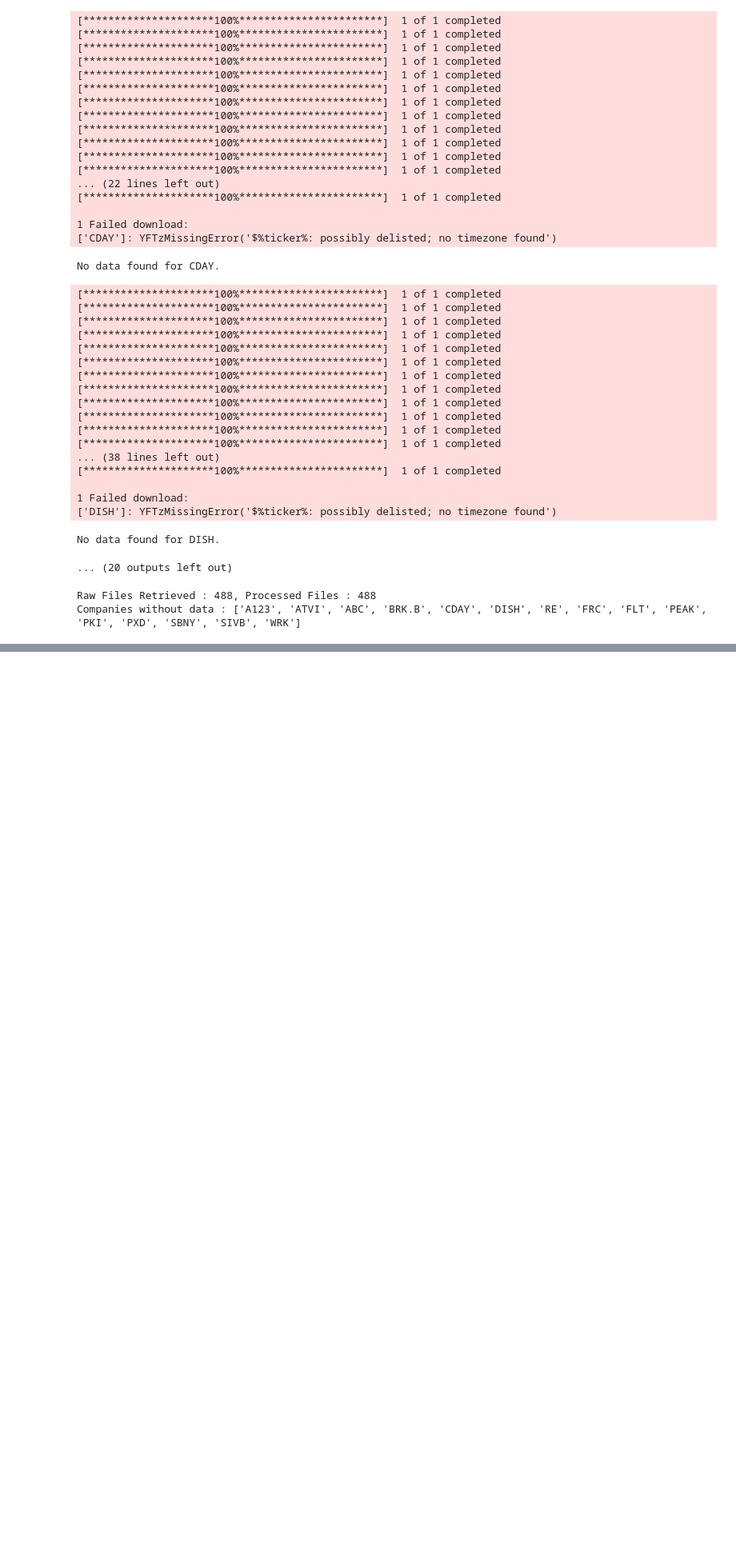
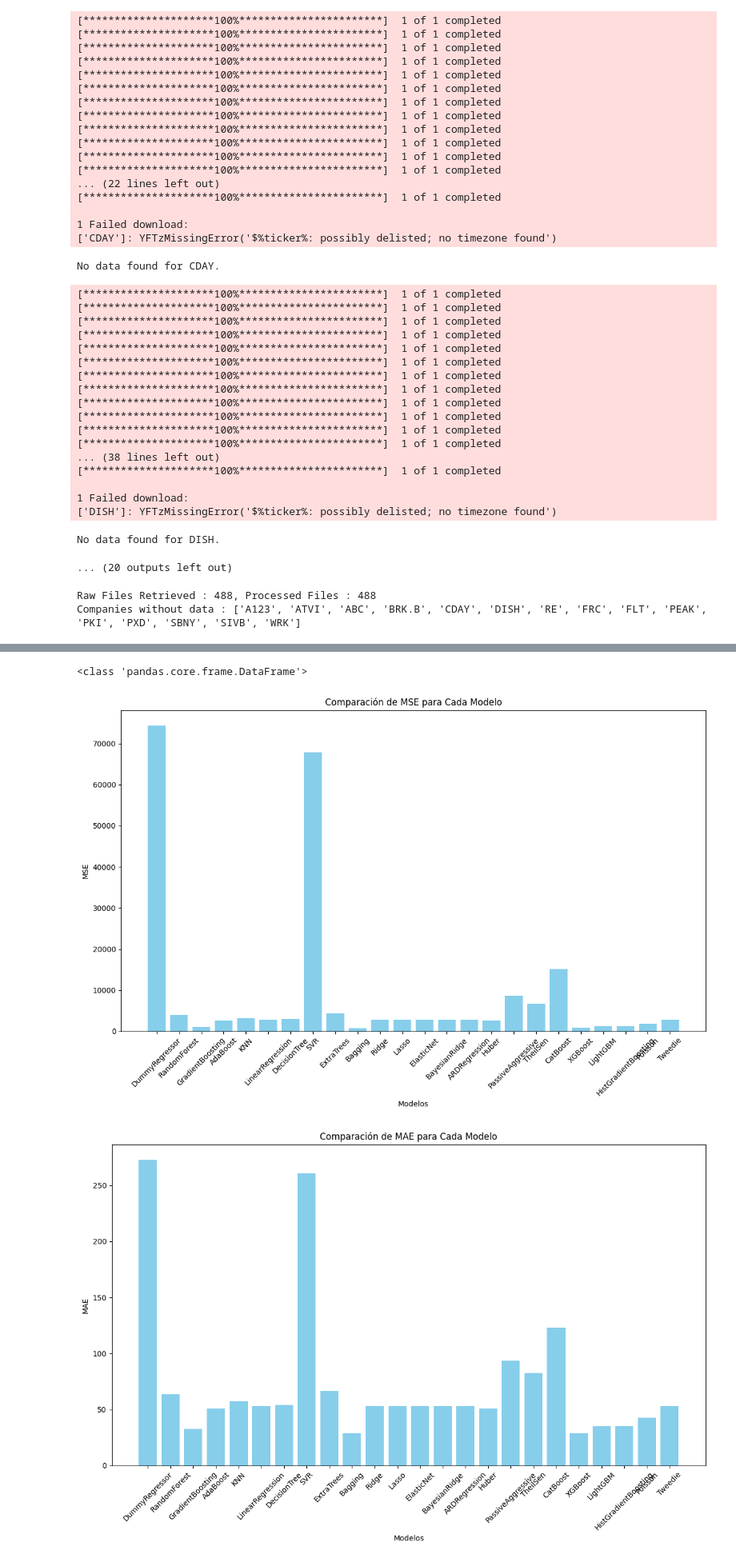
Before and after one commit to alfredofdlv/Proyect2_LABIACD, a Jupyter notebook: Notebook.ipynb, the cells around one changed output, grey strips where cells are left out. Shown: that part at 80% size. Cells and saved outputs as stored; diff of their text form; code cells hidden in the pictures; blank space fills up the shorter version.

```diff
--- a/Notebook.ipynb
+++ b/Notebook.ipynb
@@ -360,27 +328,0 @@ Index(['AdjustedClose', 'Close', 'High', 'Low', 'Open', 'Volume'], dtype='object
-# %%
-import sklearn
-import xgboost as xgb
-import numpy as np
-import pandas as pd
-
-print(sklearn.__version__)
-
-
-# Ejemplo de datos (esto es solo un esquema)
-# X_train tendría dimensiones [n_samples, n_features], donde n_samples es el número de días y n_features son las características.
-# Y_train tendría dimensiones [n_samples, 500], donde 500 es el número de acciones que estás prediciendo.
-
-X_train = np.random.rand(1000, 10)  # Ejemplo: 1000 días de datos, 10 características para cada día
-Y_train = np.random.rand(1000, 500)  # Predicción de 500 acciones para esos 1000 días
-
-# Crear el modelo de Gradient Boosting (XGBoost)
-model = xgb.XGBRegressor(objective='reg:squarederror', n_estimators=100, max_depth=5)
-
-# Entrenar el modelo
-model.fit(X_train, Y_train)
-
-# Hacer predicciones para un nuevo conjunto de datos
-X_test = np.random.rand(1, 10)  # Un solo día de prueba con 10 características
-predictions = model.predict(X_test)  # Salida: un vector de 500 precios para las 500 acciones
-
-print(predictions)
@@ -404,0 +586,18 @@ print(predictions)
+# %%
+display(metrics_df.sort_values(by=['RMSE','MAPE'],ascending=True))
+
+print(type(metrics_df))
+# Graficar métricas para cada modelo
+for metric in metrics:dd
+    plt.figure(figsize=(12, 8))
+    plt.bar(metrics_df.index, metrics_df[metric], color='skyblue')
+    plt.xlabel('Modelos')
+    plt.ylabel(metric)
+    plt.title(f'Comparación de {metric} para Cada Modelo')
+    plt.xticks(rotation=45)
+    plt.tight_layout()
+
+    # Guardar el gráfico en un archivo
+    plt.savefig(f'plots/{metric}_comparison_models.png')
+    plt.show()
+# %% [output]
@@ -404,0 +621,3 @@ print(predictions)
+<class 'pandas.core.frame.DataFrame'>
+[figure, added]
+[figure, added]
```
Also changed, not shown: parts of 37 cells of this notebook, 1 other file.
